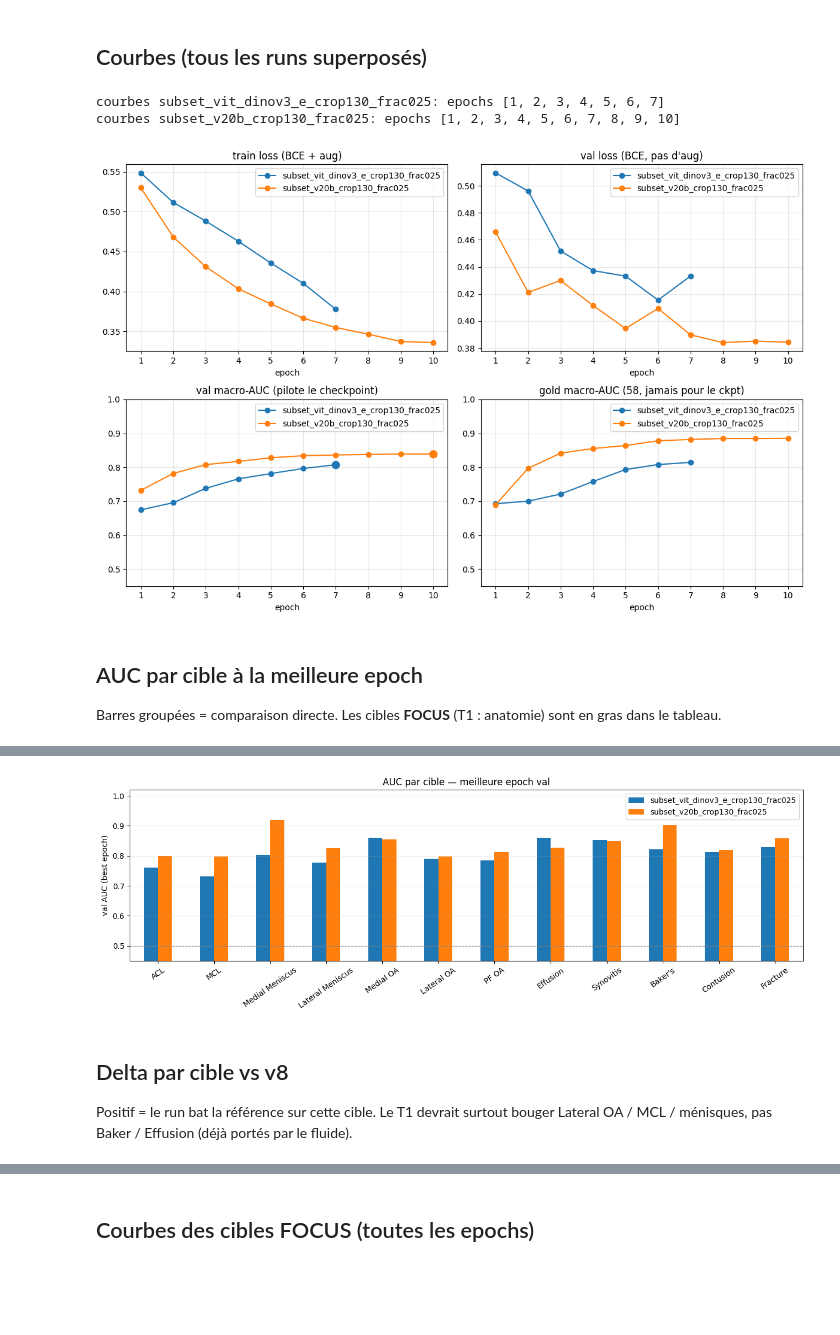
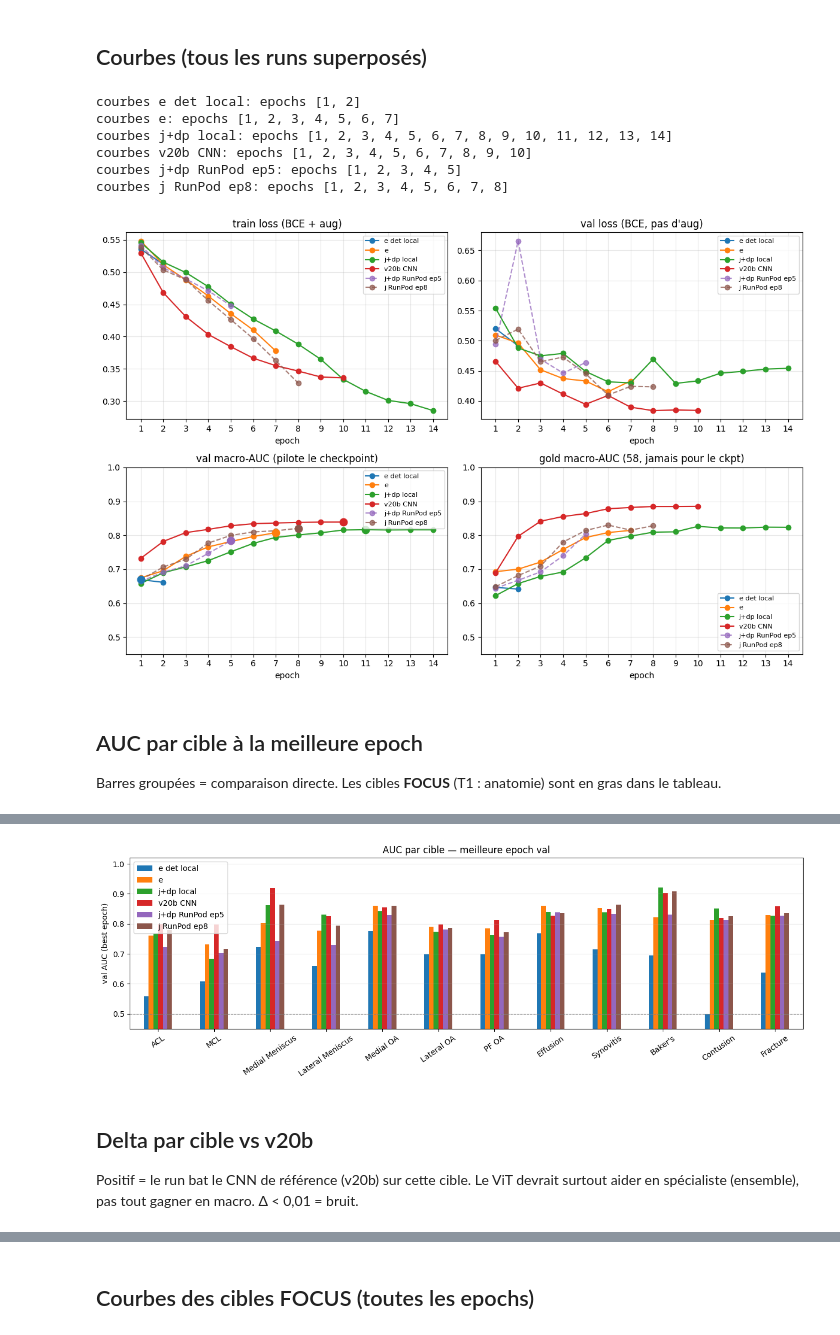
Before and after one commit to GabrielSultan/RSNA-comp, a Jupyter notebook: notebooks/08_compare_subset.ipynb, the cells around one changed output, grey strips where cells are left out. Cells and saved outputs as stored; diff of their text form; code cells hidden in the pictures; blank space fills up the shorter version.

Commit message:
update compare subset notebook

```diff
--- a/notebooks/08_compare_subset.ipynb
+++ b/notebooks/08_compare_subset.ipynb
@@ -50,3 +75,13 @@ print("checkpoints", CKPT.exists())
 # %% [output]
 ROOT c:\Users\sulta\Documents\RSNA-comp
 checkpoints True
+# %%
+# Plus de pod RunPod : lecture locale uniquement.
+# Ne pas scp — un pull casse ecraserait history.json du train 3070 (e det en cours).
+print("lecture locale (pas de pull RunPod)")
+for name in RUNS:
+    p = CKPT / name / "history.json"
+    print(f"  {LABELS.get(name, name)}: {p}  exists={p.exists()}")
+for label, folder, fname in OVERLAYS:
+    p = CKPT / folder / fname
+    print(f"  overlay {label}: {p}  exists={p.exists()}")
@@ -120,7 +194,12 @@ for r in runs:
     last = r["hist"].iloc[-1]
     rows.append({
         "run": r["name"],
-        "etat": "termine" if r["done"] else f"{r['n_epochs']} epochs",
+        "label": r["label"],
+        "etat": (
+            "overlay" if r.get("overlay")
+            else "termine" if r["done"]
+            else f"{r['n_epochs']} ep"
+        ),
         "n_train": len(r["uids"]) or None,
         "best_epoch": r["best_epoch"],
         "best_val_auc": r["best_val"],
@@ -139,5 +218,6 @@ if REF in summary.index and len(summary) > 1:
         if name == REF:
             continue
         d = row["best_val_auc"] - ref_val
-        print(f"  {name}: {d:+.4f}  {'(bruit, <0.01)' if abs(d) < 0.01 else ''}")
+        lab = LABELS.get(name, name)
+        print(f"  {lab}: {d:+.4f}  {'(bruit, <0.01)' if abs(d) < 0.01 else ''}")
 # %% [output]
@@ -152,13 +242,14 @@ fig, axes = plt.subplots(2, 2, figsize=(12, 8))
 
 for r in runs:
     h = r["hist"].sort_values("epoch")
-    print(f"courbes {r['name']}: epochs {list(map(int, h.epoch))}")
-    axes[0, 0].plot(h.epoch, h.loss, marker="o", label=r["name"])
+    kw = line_kw(r)
+    print(f"courbes {r['label']}: epochs {list(map(int, h.epoch))}")
+    axes[0, 0].plot(h.epoch, h.loss, **kw)
     if "val_loss" in h.columns:
-        axes[0, 1].plot(h.epoch, h.val_loss, marker="o", label=r["name"])
-    axes[1, 0].plot(h.epoch, h.val_macro_auc, marker="o", label=r["name"])
+        axes[0, 1].plot(h.epoch, h.val_loss, **kw)
+    axes[1, 0].plot(h.epoch, h.val_macro_auc, **kw)
     if "gold_macro_auc" in h.columns:
-        axes[1, 1].plot(h.epoch, h.gold_macro_auc, marker="o", label=r["name"])
+        axes[1, 1].plot(h.epoch, h.gold_macro_auc, **kw)
     axes[1, 0].scatter([r["best_epoch"]], [r["best_val"]], s=80, zorder=5)
 
 emax = max(int(r["hist"]["epoch"].max()) for r in runs)
@@ -170,15 +261,19 @@ for ax in axes.ravel():
     ax.set_xlabel("epoch")
     ax.set_xticks(range(1, emax + 1))
     ax.grid(True, alpha=0.3)
-    ax.legend()
+    ax.legend(fontsize=8)
 axes[1, 0].set_ylim(0.45, 1.0)
 axes[1, 1].set_ylim(0.45, 1.0)
 plt.tight_layout()
 plt.show()
 # %% [output]
-courbes subset_vit_dinov3_e_crop130_frac025: epochs [1, 2, 3, 4, 5, 6, 7]
-courbes subset_v20b_crop130_frac025: epochs [1, 2, 3, 4, 5, 6, 7, 8, 9, 10]
+courbes e det local: epochs [1, 2]
+courbes e: epochs [1, 2, 3, 4, 5, 6, 7]
+courbes j+dp local: epochs [1, 2, 3, 4, 5, 6, 7, 8, 9, 10, 11, 12, 13, 14]
+courbes v20b CNN: epochs [1, 2, 3, 4, 5, 6, 7, 8, 9, 10]
+courbes j+dp RunPod ep5: epochs [1, 2, 3, 4, 5]
+courbes j RunPod ep8: epochs [1, 2, 3, 4, 5, 6, 7, 8]
-[figure, old version]
+[figure, new version]
 # %% [markdown]
 ## AUC par cible à la meilleure epoch
 
@@ -200,7 +295,9 @@ display(per_df.round(3).style.apply(
     axis=1,
 ))
 
-ax = per_df[[r["name"] for r in runs]].plot(
+ax = per_df[[r["name"] for r in runs]].rename(
+    columns={r["name"]: r["label"] for r in runs}
+).plot(
     kind="bar", figsize=(13, 4.5), rot=35,
 )
 ax.set_ylabel("val AUC (best epoch)")
@@ -227,9 +324,9 @@ plt.show()
-[figure, old version]
+[figure, new version]
 # %% [markdown]
-## Delta par cible vs v8
+## Delta par cible vs v20b
 
-Positif = le run bat la référence sur cette cible. Le T1 devrait surtout
-bouger Lateral OA / MCL / ménisques, pas Baker / Effusion (déjà portés par le fluide).
+Positif = le run bat le CNN de référence (v20b) sur cette cible. Le ViT devrait
+surtout aider en spécialiste (ensemble), pas tout gagner en macro. Δ &lt; 0,01 = bruit.
 # %%
 delta_cols = [c for c in per_df.columns if c.startswith("d_")]
 if not delta_cols:
```
Also changed, not shown: parts of 11 cells of this notebook.
